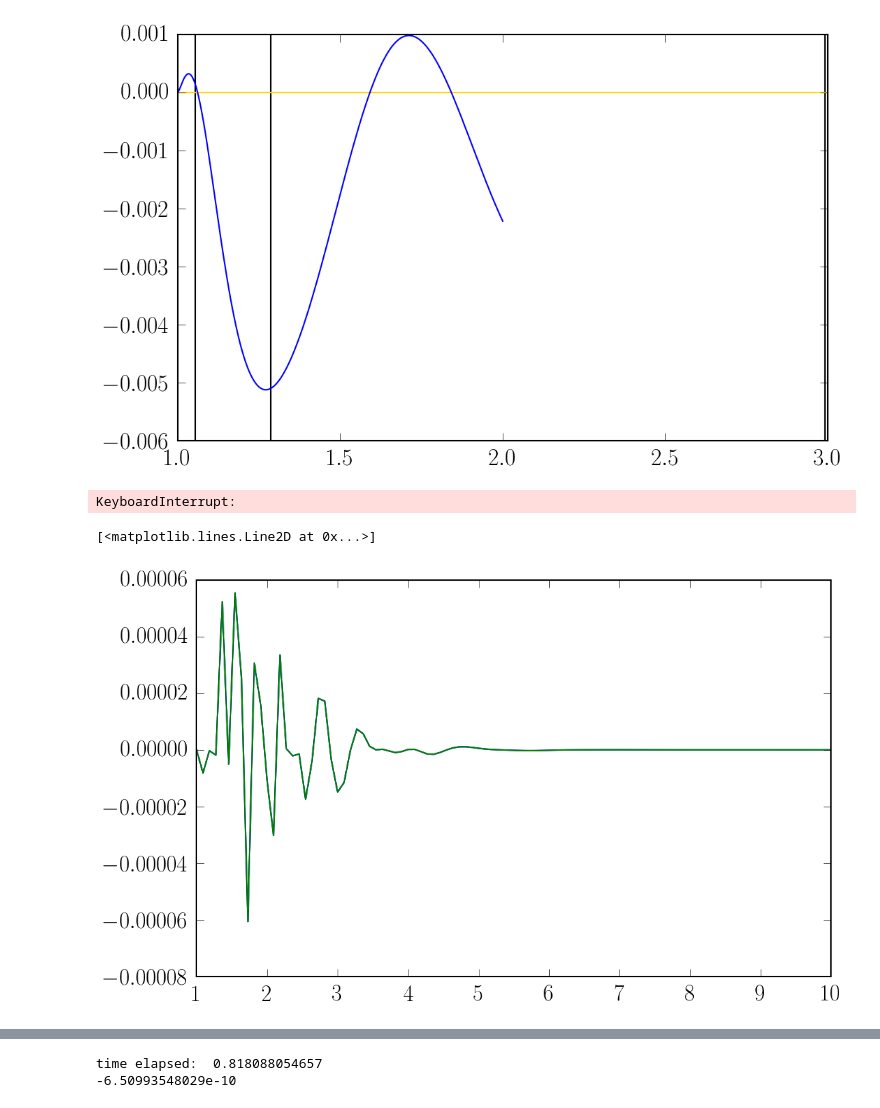
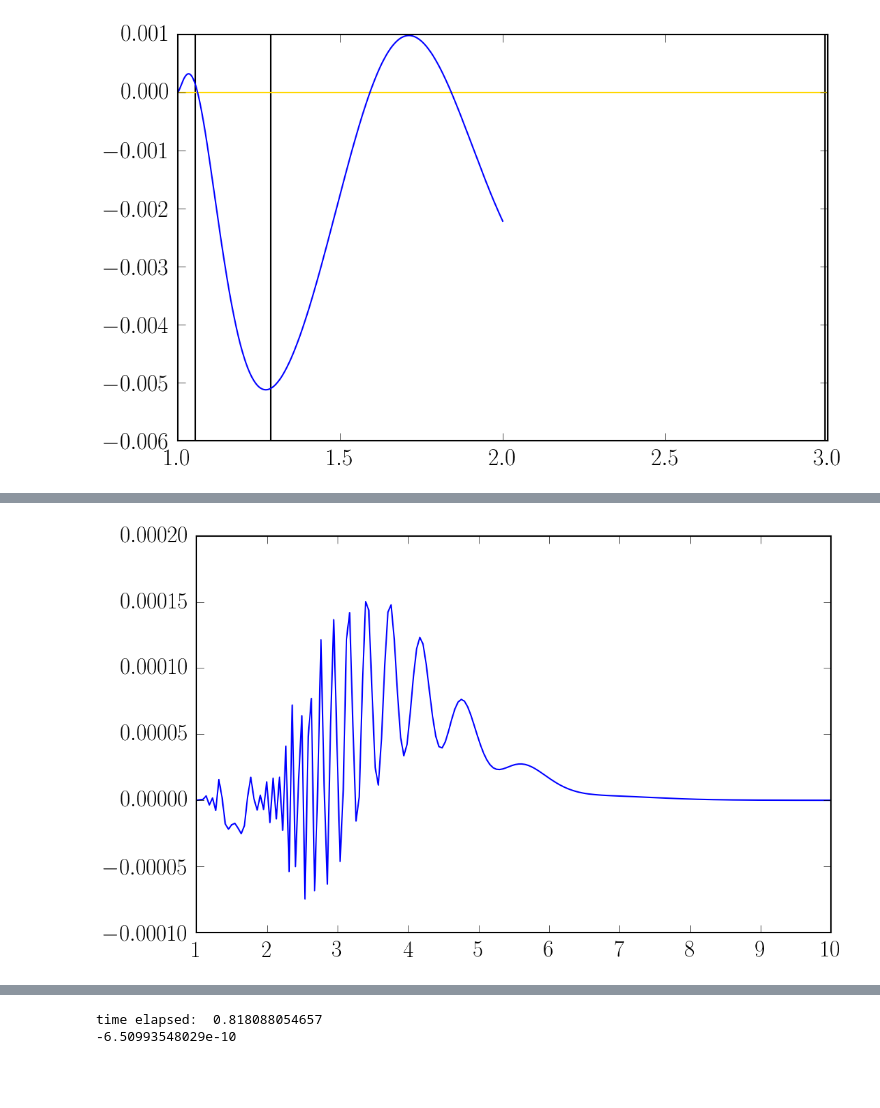
Before and after one commit to aapandy2/dielectric_tensor_tests, a Jupyter notebook: alpha_V_semianalytic.ipynb, the cells around one changed output, grey strips where cells are left out. Saved outputs shown, nothing was run; the diff lists cells and outputs as text; code cells hidden in the pictures; blank space fills up the shorter version.

```diff
--- a/alpha_V_semianalytic.ipynb
+++ b/alpha_V_semianalytic.ipynb
@@ -343,24 +350,22 @@ omega = 1. * omega_c
 tau = np.linspace(400., 430., 1000)
 #gamma = np.linspace(1., 10., 1000)
 
-time_before = time.time()
-improved = np.vectorize(K_12_gam_integrator)(tau, omega)
-time_after = time.time()
-improved_time = time_after - time_before
+#time_before = time.time()
+#improved = np.vectorize(K_12_gam_integrator)(tau, omega)
+#time_after = time.time()
+#improved_time = time_after - time_before
 
-time_before = time.time()
-original = np.vectorize(K_12_normal_integrator)(tau, omega)
-time_after = time.time()
-original_time = time_after - time_before
+#time_before = time.time()
+#original = np.vectorize(K_12_normal_integrator)(tau, omega)
+#time_after = time.time()
+#original_time = time_after - time_before
 
-pl.plot(tau, improved)
-pl.plot(tau, original)
-pl.show()
-pl.plot(tau, (improved+1.)/(original+1.) - 1.)
+#pl.plot(tau, improved)
+#pl.plot(tau, original)
+#pl.show()
+#pl.plot(tau, (improved+1.)/(original+1.) - 1.)
 
-print improved_time, original_time
+#print improved_time, original_time
-# %% [output]
-KeyboardInterrupt:
 # %%
 def I_2_analytic(alpha, delta):
     A     = np.sqrt(alpha**2. + delta**2.)
@@ -403,8 +408,26 @@ gamma = np.linspace(1., 10., 100)
 tau   = 100
 omega = omega_c
 
-pl.plot(gamma, np.vectorize(K_12_xi_integrateda)(gamma, tau, omega).real)
-pl.plot(gamma, np.vectorize(K_12_xi_integrated)(gamma, tau, omega).real)
+#pl.plot(gamma, np.vectorize(K_12_xi_integrateda)(gamma, tau, omega).real)
+#pl.plot(gamma, np.vectorize(K_12_xi_integrated)(gamma, tau, omega).real)
-# %% [output]
-[<matplotlib.lines.Line2D at 0x...>]
-[figure, removed]
+# %%
+#gamma = 1.5
+gamma = np.linspace(1., 10., 200)
+#tau   = np.linspace(0., 2000., 1000)
+omega = 50. * omega_c
+
+def tau_first(gamma, omega, steps, step_size):
+    ans = 0.
+    #ans = quad(lambda tau: K_12_xi_integrateda(gamma, tau, omega).imag, 0., np.inf)[0]
+    for i in range(steps):
+        ans += quad(lambda tau: K_12_xi_integrateda(gamma, tau, omega).real, i * step_size, (i+1) * step_size)[0]
+        #print i * step_size, (i+1) * step_size
+    return ans
+
+
+time_before = time.time()
+pl.plot(gamma, np.vectorize(tau_first)(gamma, omega, 10, 30))
+#pl.plot(tau, np.vectorize(K_12_xi_integrateda)(gamma, tau, omega).real)
+time_after  = time.time()
+print 'time elapsed:', time_after - time_before
+# %% [output]
@@ -410,0 +435 @@ pl.plot(gamma, np.vectorize(K_12_xi_integrated)(gamma, tau, omega).real)
+[figure, added]
```
Also changed, not shown: parts of 4 cells of this notebook, 1 other file.
